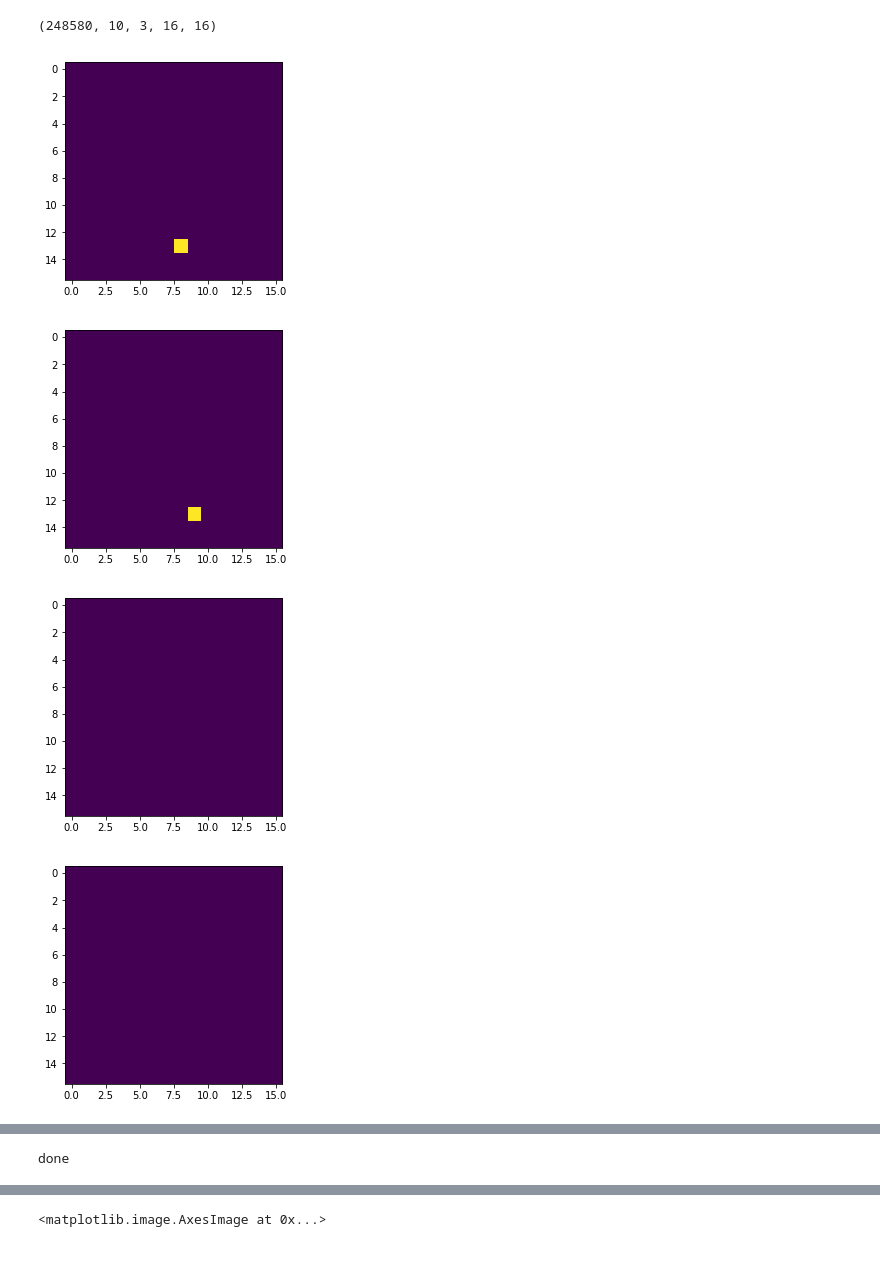
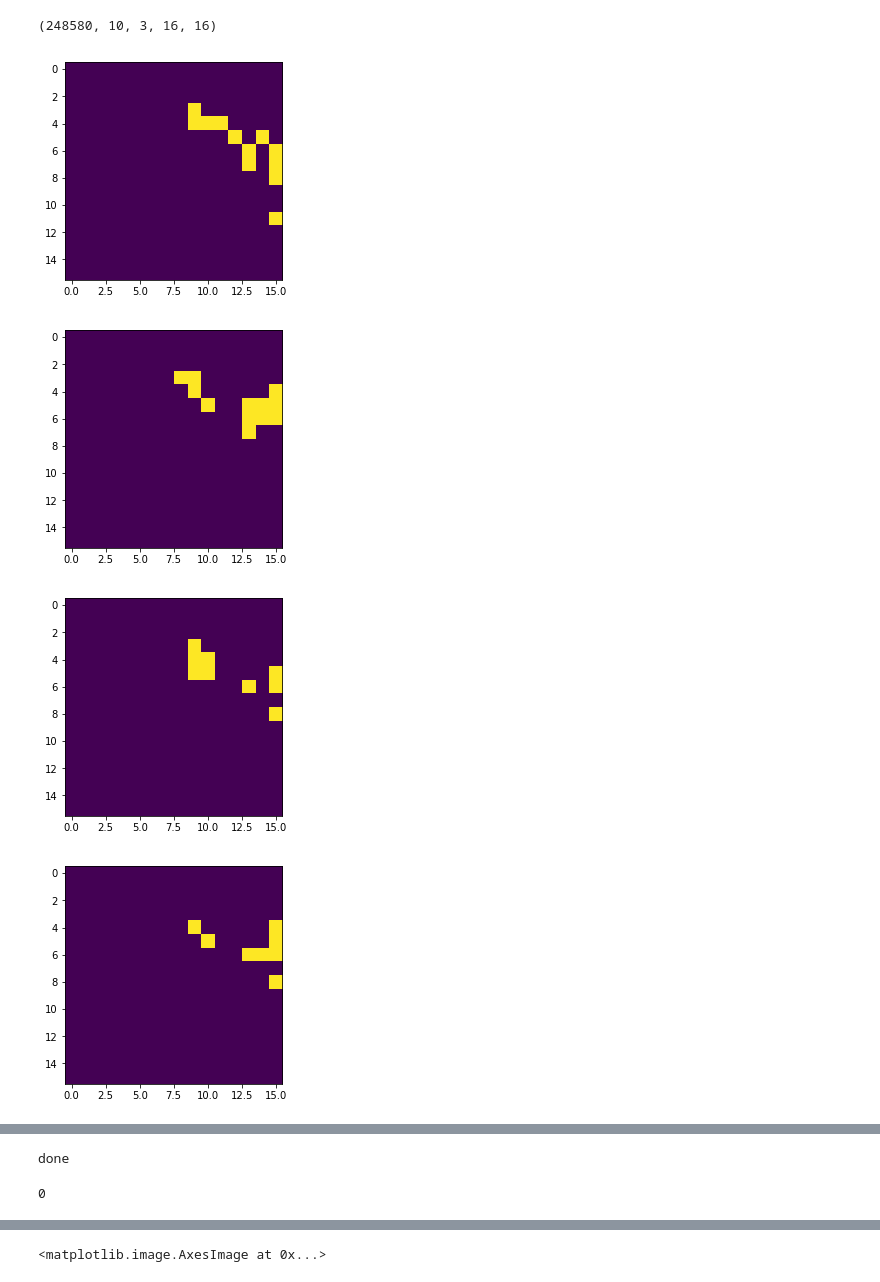
Before and after one commit to Garethlomax/acse-9-independent-research-project-Garethlomax, a Jupyter notebook: dataset_construction.ipynb, the cells around one changed output, grey strips where cells are left out. Cells and saved outputs as stored; diff of their text form; code cells hidden in the pictures.

```diff
--- a/dataset_construction.ipynb
+++ b/dataset_construction.ipynb
@@ -561,11 +561,11 @@ f["predictor"].shape
 # %%
 f["predictor"].shape
 
 for i in range(10):
     plt.figure()
-    plt.imshow(f["predictor"][1][i][0])
+    plt.imshow(f["predictor"][100000][i][0], vmax = 1)
 # %% [output]
-[figure, old version]
+[figure, new version]
-[figure, old version]
+[figure, new version]
-[figure, old version]
+[figure, new version]
-[figure, old version]
+[figure, new version]
@@ -583,4 +583,11 @@ for i in range(248580):
 print("done")
 # %% [output]
 done
+# %%
+# len(np.where(f["predictor"][100000][:,0] > 0)[0])
+# f["predictor"][100000][:,0]
+# plt.imshow(f["predictor"][100000][:,0][0])
+len([])
+# %% [output]
+0
 # %%
```
Also changed, not shown: parts of 4 cells of this notebook.
